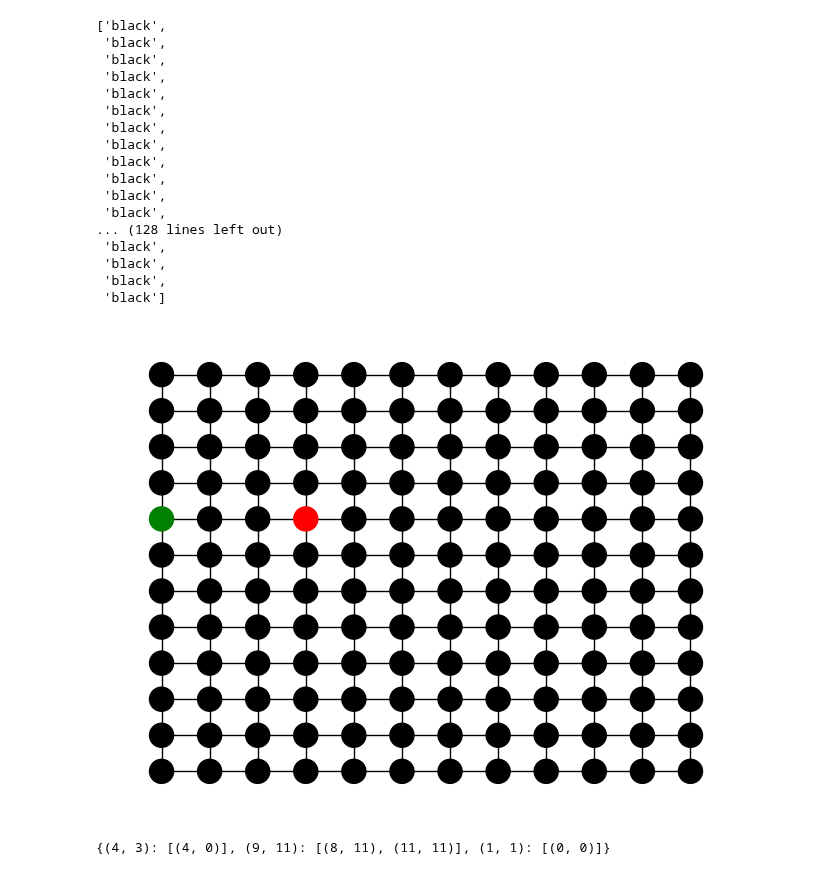
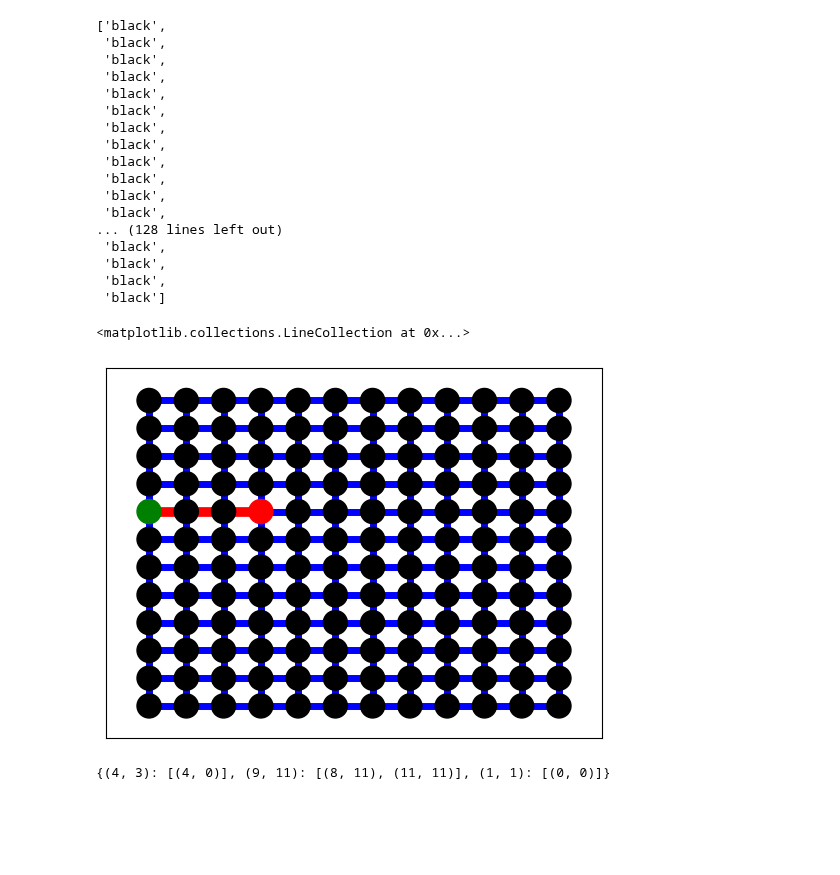
Before and after one commit to Praetor07/CityPlanner_MonteCarlo-Sim, a Jupyter notebook: Emergency Response Simulation Visualization.ipynb, the cells around one changed output. Saved outputs shown, nothing was run; the diff lists cells and outputs as text; code cells hidden in the pictures; blank space fills up the shorter version.

Commit message:
Added edge coloring

```diff
--- a/Emergency Response Simulation Visualization.ipynb
+++ b/Emergency Response Simulation Visualization.ipynb
@@ -90,10 +90,16 @@ colors = [ color_map.get(node) for node in city.city_graph.nodes]
  'black',
  'black',
  'black']
-# %%
-nx.draw(city.city_graph, pos, node_color = colors)
-# %% [output]
-[figure, removed]
+# %%
+import matplotlib as plt
+path = nx.shortest_path(city.city_graph,source=(4,3),target=(4,0))
+path_edges = list(zip(path,path[1:]))
+nx.draw_networkx_nodes(city.city_graph, pos, node_color = colors)
+nx.draw_networkx_edges(city.city_graph,pos,edge_color='b',width=5)
+nx.draw_networkx_edges(city.city_graph,pos,edgelist=path_edges,edge_color='r',width=7)
+# %% [output]
+<matplotlib.collections.LineCollection at 0x...>
+[figure, added]
 # %%
 plotting_emergency_dict
 # %% [output]
```
